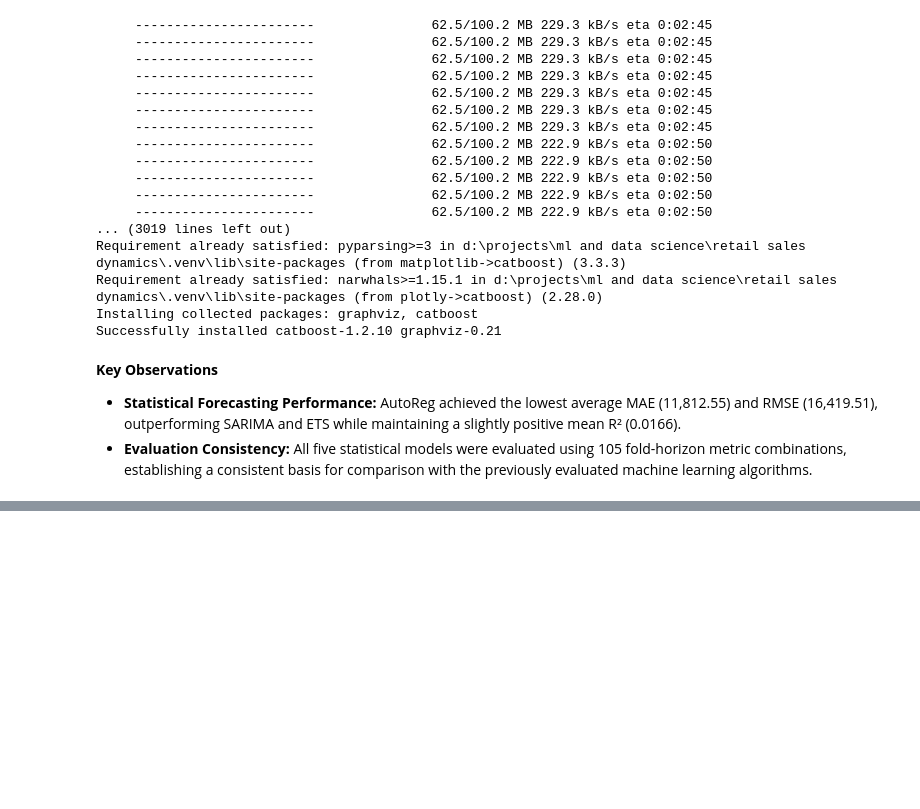
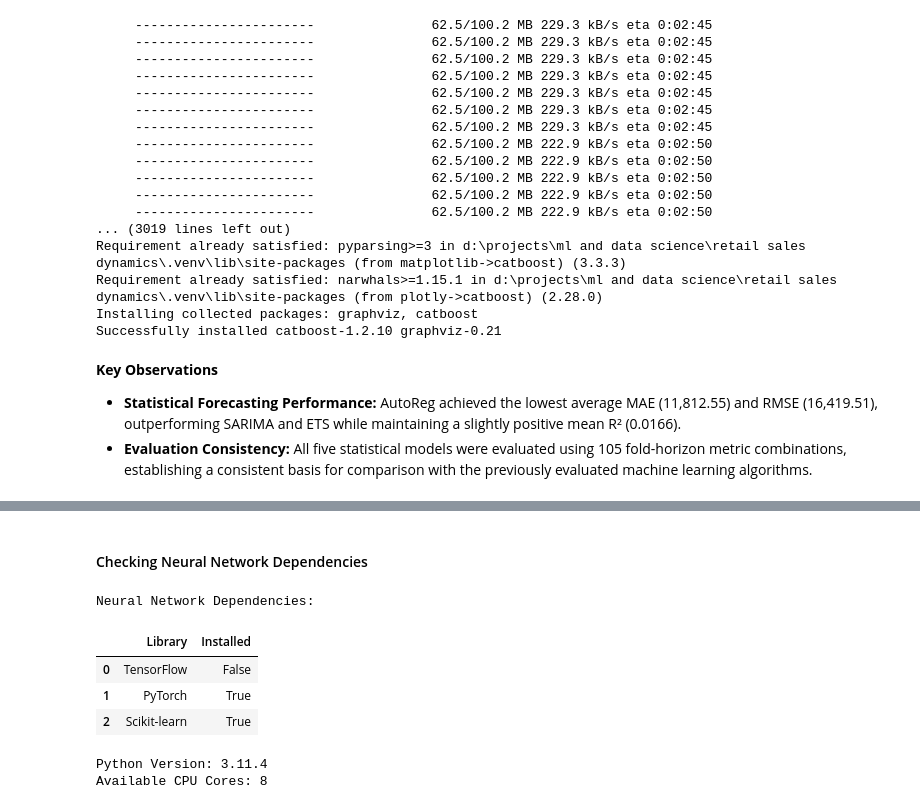
Before and after one commit to TejasMJ/Retail-Sales-Dynamics, a Jupyter notebook: notebooks/05_model_development.ipynb, the cells around one changed output, grey strips where cells are left out. Cells and saved outputs as stored; diff of their text form; code cells hidden in the pictures; blank space fills up the shorter version.

```diff
--- a/notebooks/05_model_development.ipynb
+++ b/notebooks/05_model_development.ipynb
@@ -1588,0 +1677,37 @@ Successfully installed catboost-1.2.10 graphviz-0.21
+# %% [markdown]
+#### Checking Neural Network Dependencies
+# %%
+import importlib.util
+import sys
+
+neural_network_libraries = {
+    "TensorFlow": "tensorflow",
+    "PyTorch": "torch",
+    "Scikit-learn": "sklearn"
+}
+
+dependency_results = []
+
+for library_name, module_name in neural_network_libraries.items():
+    installed = importlib.util.find_spec(module_name) is not None
+
+    dependency_results.append({
+        "Library": library_name,
+        "Installed": installed
+    })
+
+dependency_df = pd.DataFrame(dependency_results)
+
+print("Neural Network Dependencies:")
+display(dependency_df)
+
+print("\nPython Version:", sys.version.split()[0])
+print("Available CPU Cores:", __import__("os").cpu_count())
+# %% [output]
+Neural Network Dependencies:
+|  | Library | Installed |
+| 0 | TensorFlow | False |
+| 1 | PyTorch | True |
+| 2 | Scikit-learn | True |
+Python Version: 3.11.4
+Available CPU Cores: 8
```
Also changed, not shown: parts of 21 cells of this notebook.
